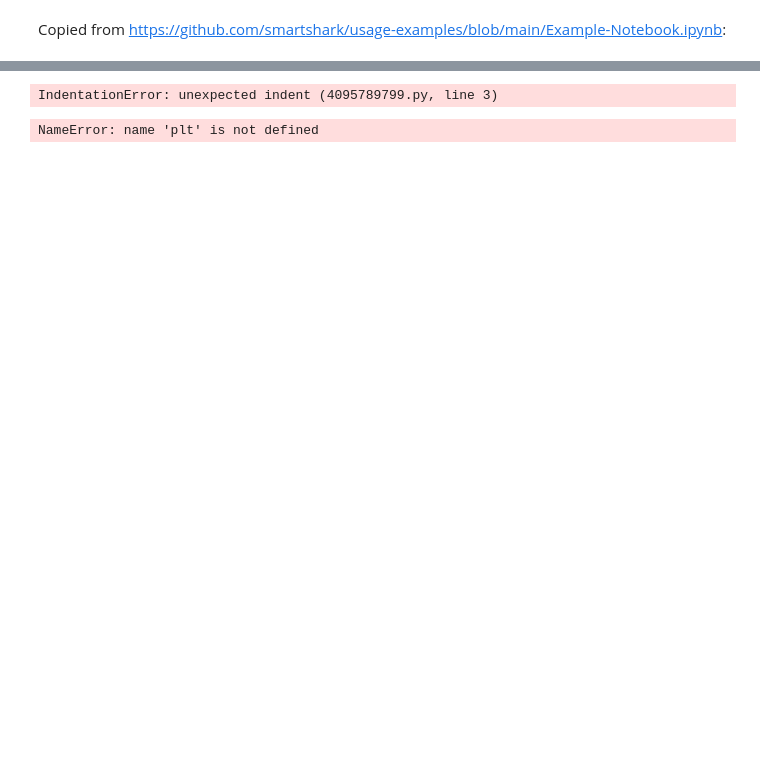
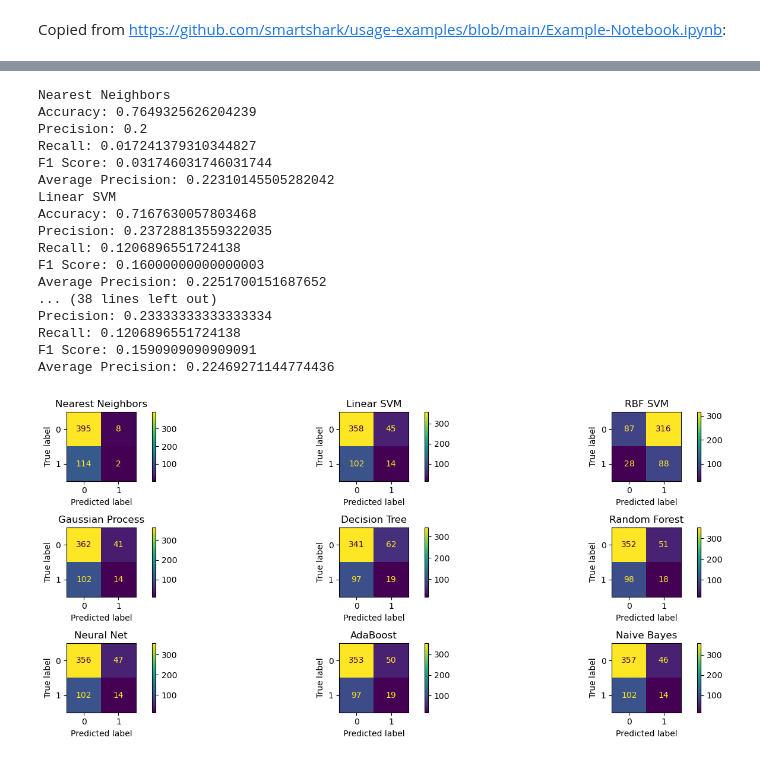
Before and after one commit to TobiAp1510/KI-Grundlagen2023, a Jupyter notebook: Daten holen und Features_2022_23.ipynb, the cells around one changed output, grey strips where cells are left out. Saved outputs shown, nothing was run; the diff lists cells and outputs as text; code cells hidden in the pictures; blank space fills up the shorter version.

Commit message:
added regression and corresponding metrics

```diff
--- a/Daten holen und Features_2022_23.ipynb
+++ b/Daten holen und Features_2022_23.ipynb
@@ -150,6 +154,8 @@ def getreport(projectnames):
     #df[df.timetofix > df.timetofix.quantile(.05)]# df = df.query(
     #     ' timetofix >= (@timetofix_25 - @IQR_timetofix) & timetofix <= (@timetofix_75 + @IQR_timetofix) ')
     dfc = df[df.timetofix > 0].copy()
+    df['status'] = np.where(((df['status'] == 'Closed')| (df['status'] == 'Resolved')),  1, 0)
+    df=df[df.status==1]
     df=df[(df.timetofix < df.timetofix.quantile(.70))&(df.timetofix > df.timetofix.quantile(.30))]
     # df['status'] = df['status'].replace('Closed', 1)
     # df['status'] = df['status'].replace('In Progress', 0)
@@ -231,23 +217,21 @@ Name: status, dtype: int32
 # %%
-from scipy.stats import probplot
- #QQ Plot
- probplot(yerr, dist='norm', plot=plt)# Entfernen von Außreisern
+# from scipy.stats import probplot
+#  #QQ Plot
+#  probplot(yerr, dist='norm', plot=plt)# Entfernen von Außreisern
 
-dfrgr.describe()
+# dfrgr.describe()
 
- plt.figure()
-# # Errors
- ax_x= performance['True Value']
- ax_y= performance['Prediction']
- yerr= performance['Error']
+#  plt.figure()
+# # # Errors
+#  ax_x= performance['True Value']
+#  ax_y= performance['Prediction']
+#  yerr= performance['Error']
 
- plt.scatter(range(len(yerr)), yerr, alpha=.5)
- plt.title('Homogeneous Errors - KNN', size=15)# plt.hlines(y=0, xmin=0, xmax=6000, linestyle='--', color='white', alpha=.5)
-# #pa
-# # Paul Luter
-# 18:31
+#  plt.scatter(range(len(yerr)), yerr, alpha=.5)
+#  plt.title('Homogeneous Errors - KNN', size=15)# plt.hlines(y=0, xmin=0, xmax=6000, linestyle='--', color='white', alpha=.5)
+# # #pa
+# # # Paul Luter
+# # 18:31
-# %% [output]
-IndentationError: unexpected indent (4095789799.py, line 3)
 # %%
 names = [
     "Nearest Neighbors",
@@ -280,33 +264,51 @@ classifiers = [
 
 ]
 # %%
-%matplotlib inline
+
 from sklearn.metrics import RocCurveDisplay
 from sklearn.metrics import ConfusionMatrixDisplay
-fig, axes = plt.subplots(2,5, figsize=(15, 6), facecolor='w', edgecolor='k')
+fig, axes = plt.subplots(3,3, figsize=(15, 6), facecolor='w', edgecolor='k')
 
 i=0
 axes = axes.ravel()
 for name, clf in zip(names, classifiers):
 
     clf.fit(Xclf_train, yclf_train)
     prediction = clf.predict(Xclf_test)
     print(name)
     print("Accuracy: "+str(metrics.accuracy_score(yclf_test, prediction)))
     print("Precision: "+str(metrics.precision_score(yclf_test, prediction)))
     print("Recall: "+str(metrics.recall_score(yclf_test, prediction)))
     print("F1 Score:", metrics.f1_score(yclf_test, prediction))
     print("Average Precision:", metrics.average_precision_score(
         yclf_test, prediction))
     #ConfusionMatrixDisplay.from_estimator(clf, Xclf_test, yclf_test)
-    cm = metrics.confusion_matrix(yclf_test, prediction)
-    print("Confusion Matrix: \n" + str(cm)+"\n")
+    #cm = metrics.confusion_matrix(yclf_test, prediction)
+    #print("Confusion Matrix: \n" + str(cm)+"\n")
     #RocCurveDisplay.from_estimator(clf, Xclf_test, yclf_test)
-    disp =ConfusionMatrixDisplay.from_estimator(clf, Xclf_test, yclf_test)
-    disp.plot(ax=axes[i])
+    ConfusionMatrixDisplay.from_estimator(clf, Xclf_test, yclf_test,ax=axes[i])#.plot(ax=axes[i])
+    #disp.plot(ax=axes[i])
     axes[i].set_title(name)
+    axes[i].text
     i+=1
-plt.subplots_adjust(wspace=0.40, hspace=0.1)
-plt.show()
+plt.tight_layout()
+#plt.show()
 # %% [output]
-NameError: name 'plt' is not defined
+Nearest Neighbors
+Accuracy: 0.7649325626204239
+Precision: 0.2
+Recall: 0.017241379310344827
+F1 Score: 0.031746031746031744
+Average Precision: 0.22310145505282042
+Linear SVM
+Accuracy: 0.7167630057803468
+Precision: 0.23728813559322035
+Recall: 0.1206896551724138
+F1 Score: 0.16000000000000003
+Average Precision: 0.2251700151687652
+... (38 lines left out)
+Precision: 0.23333333333333334
+Recall: 0.1206896551724138
+F1 Score: 0.1590909090909091
+Average Precision: 0.22469271144774436
+[figure, added]
```
Also changed, not shown: parts of 8 cells of this notebook, 1 other file.
